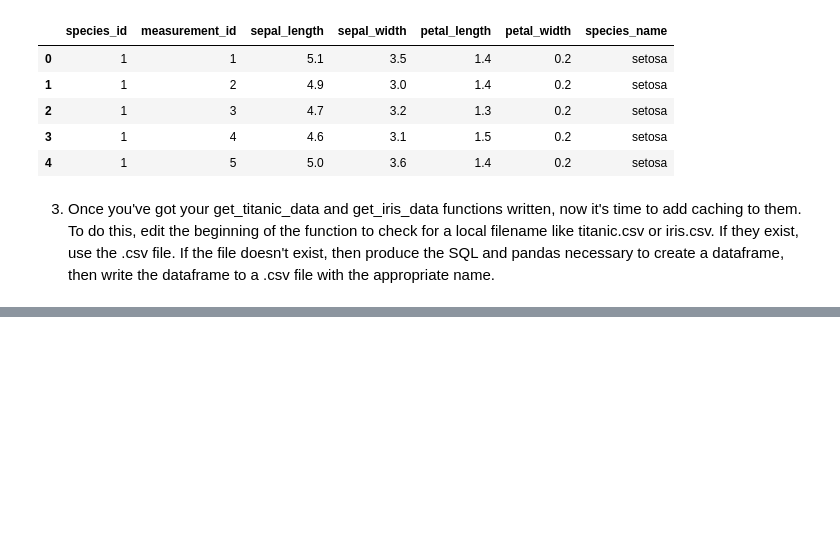
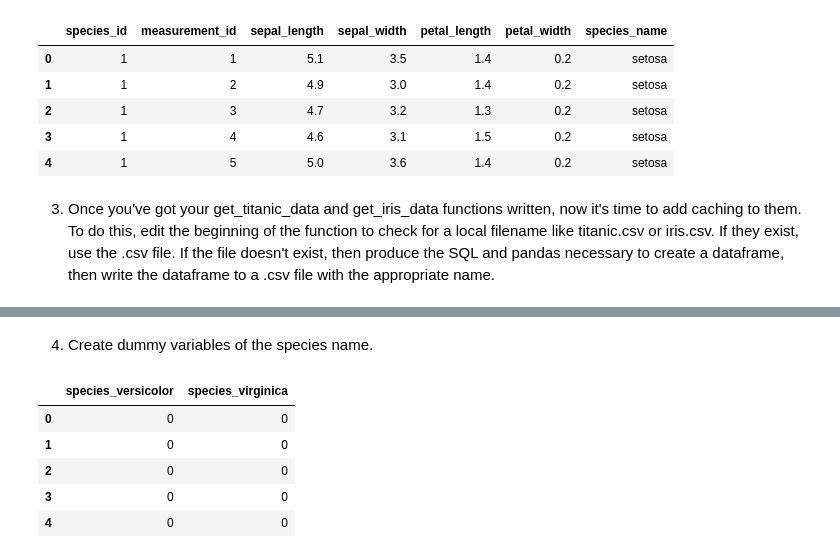
Before and after one commit to ArnolValadezRodriguez/classification-exercises, a Jupyter notebook: classification_exercises.ipynb, the cells around one changed output, grey strips where cells are left out. Saved outputs shown, nothing was run; the diff lists cells and outputs as text; code cells hidden in the pictures; blank space fills up the shorter version.

```diff
--- a/classification_exercises.ipynb
+++ b/classification_exercises.ipynb
@@ -256,0 +305,12 @@ iris_df.head()
+# %% [markdown]
+4. Create dummy variables of the species name.
+# %%
+dummy_iris_df = pd.get_dummies(iris_df[['species',]], dummy_na=False, drop_first=[True])
+dummy_iris_df.head()
+# %% [output]
+|  | species_versicolor | species_virginica |
+| 0 | 0 | 0 |
+| 1 | 0 | 0 |
+| 2 | 0 | 0 |
+| 3 | 0 | 0 |
+| 4 | 0 | 0 |
```
Also changed, not shown: parts of 19 cells of this notebook, 1 other file.
